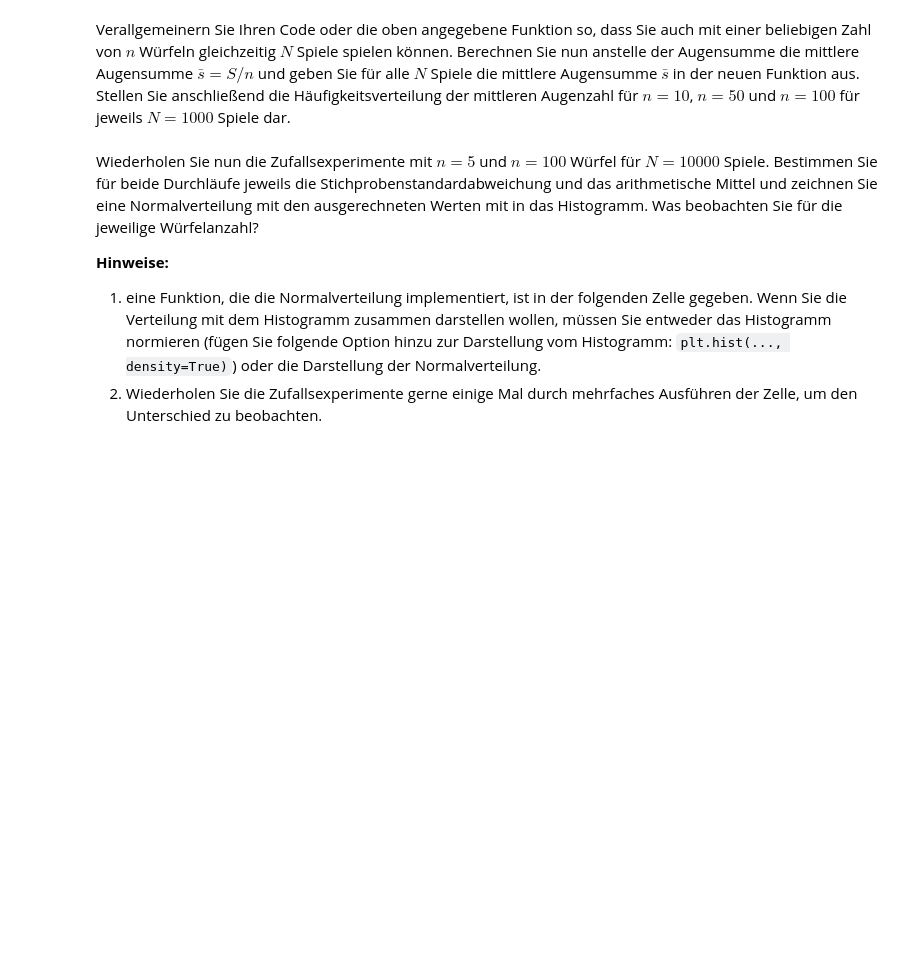
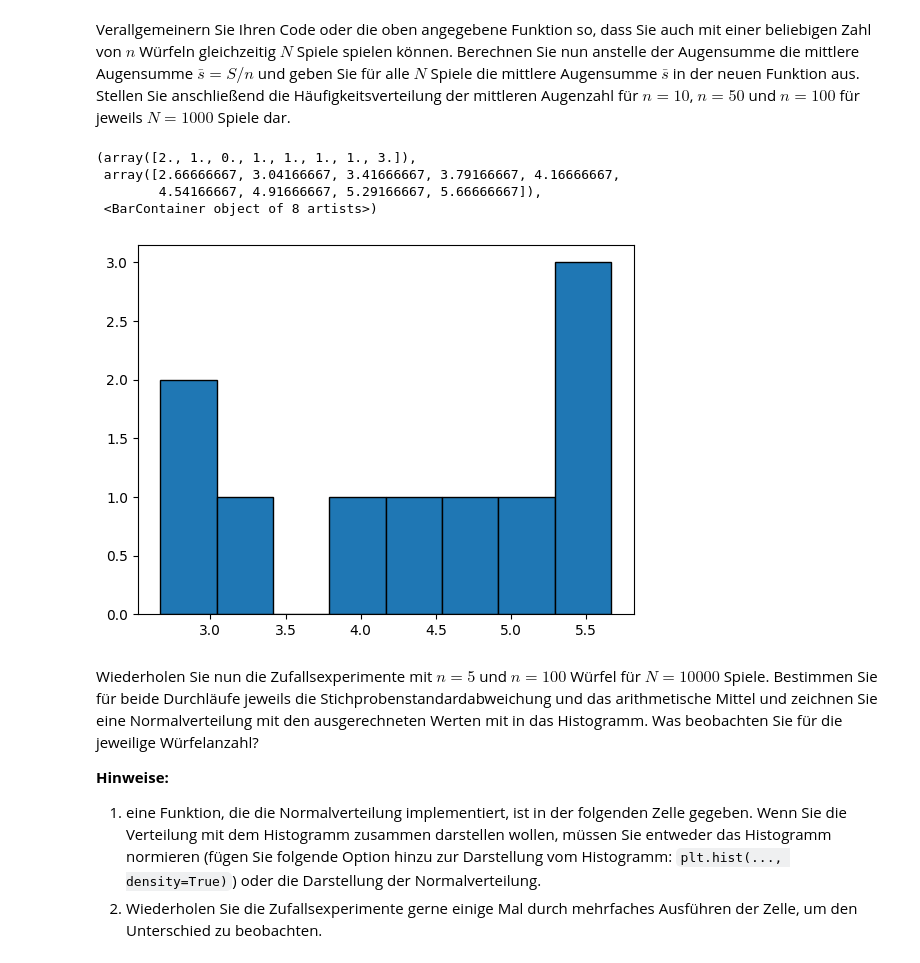
Before and after one commit to jrlk000/CgDa, a Jupyter notebook: SS25/Blatt01.ipynb, the cells around one changed output. Cells and saved outputs as stored; diff of their text form; code cells hidden in the pictures; blank space fills up the shorter version.

Commit message:
Number 1, 2 of first assignment completed, number 3 started.

```diff
--- a/SS25/Blatt01.ipynb
+++ b/SS25/Blatt01.ipynb
@@ -227,3 +288,44 @@ Stellen Sie anschließend die Häufigkeitsverteilung der mittleren Augenzahl fü
+# %%
+# Ggfls. neue Funktion zum Wüfeln definieren
+
+rng = np.random.default_rng()
+s=6
+n=3
+m=10
+
+def dice_game(s:int, n:int, m:int, rng)->list:
+    """
+    Simulate a dice game using a dice with 's' side and teh game determined by having 'n' dices and 'm' rounds.
+
+    Params
+    ------
+    s (int):
+    n (int):
+    m (int):
+    rng (numpy.random._generator.Generator):
+
+    Returns
+    -------
+    (list): containing the mean of eye sum for each row
+    """
+    return rng.integers(low=n, high=n*s, size=m)/n
+
+results = dice_game(s, n, m, rng)
+
+fig, ax = plt.subplots(1, 1)
+ax.hist(results, len(set(results)), edgecolor="black")
+
+"""
+Questions:
+-what is a appropriat chart for displaying the mean of a eyesum which is (maybe) a abitrary number between 1/n and s*n/n = s and thus a float
+
+"""
+# %% [output]
+(array([2., 1., 0., 1., 1., 1., 1., 3.]),
+ array([2.66666667, 3.04166667, 3.41666667, 3.79166667, 4.16666667,
+        4.54166667, 4.91666667, 5.29166667, 5.66666667]),
+ <BarContainer object of 8 artists>)
+[figure, added]
 # %%
 # Anzahl an Spielen
 N = 1000
```
Also changed, not shown: parts of 8 cells of this notebook, 2 other files.
